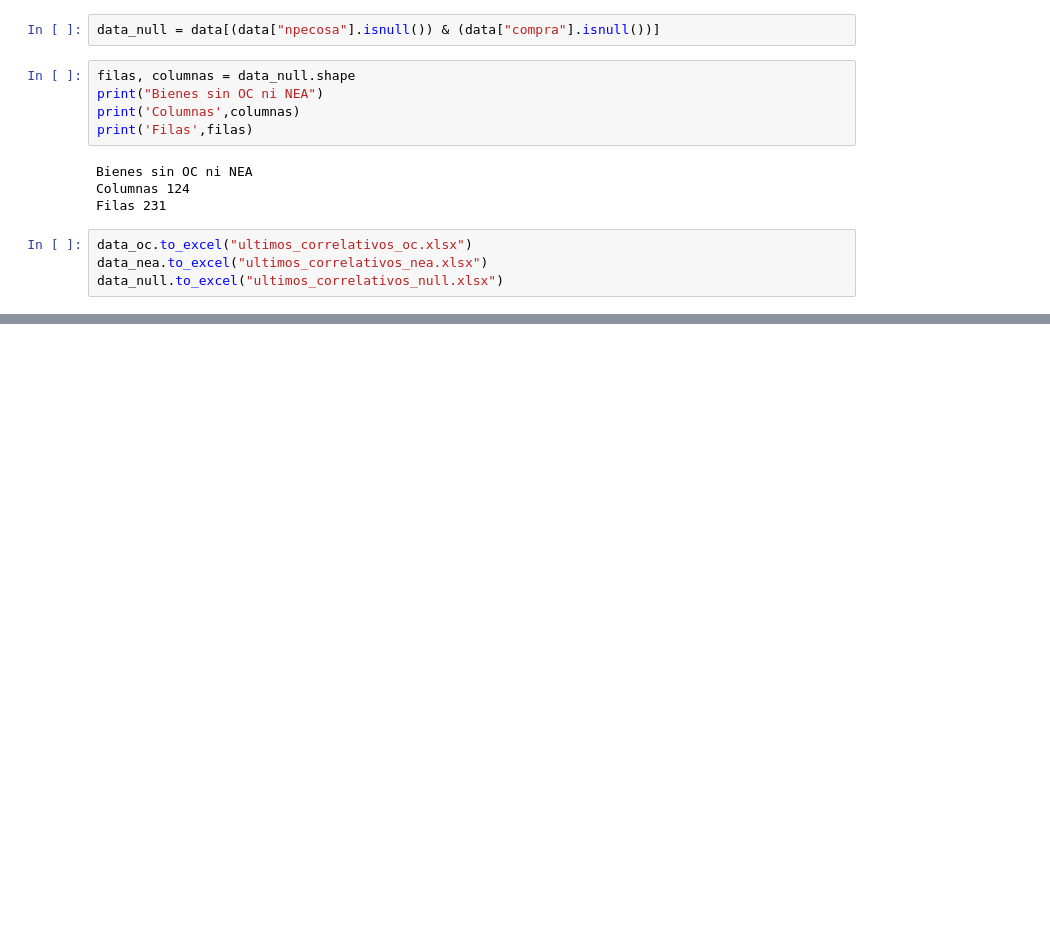
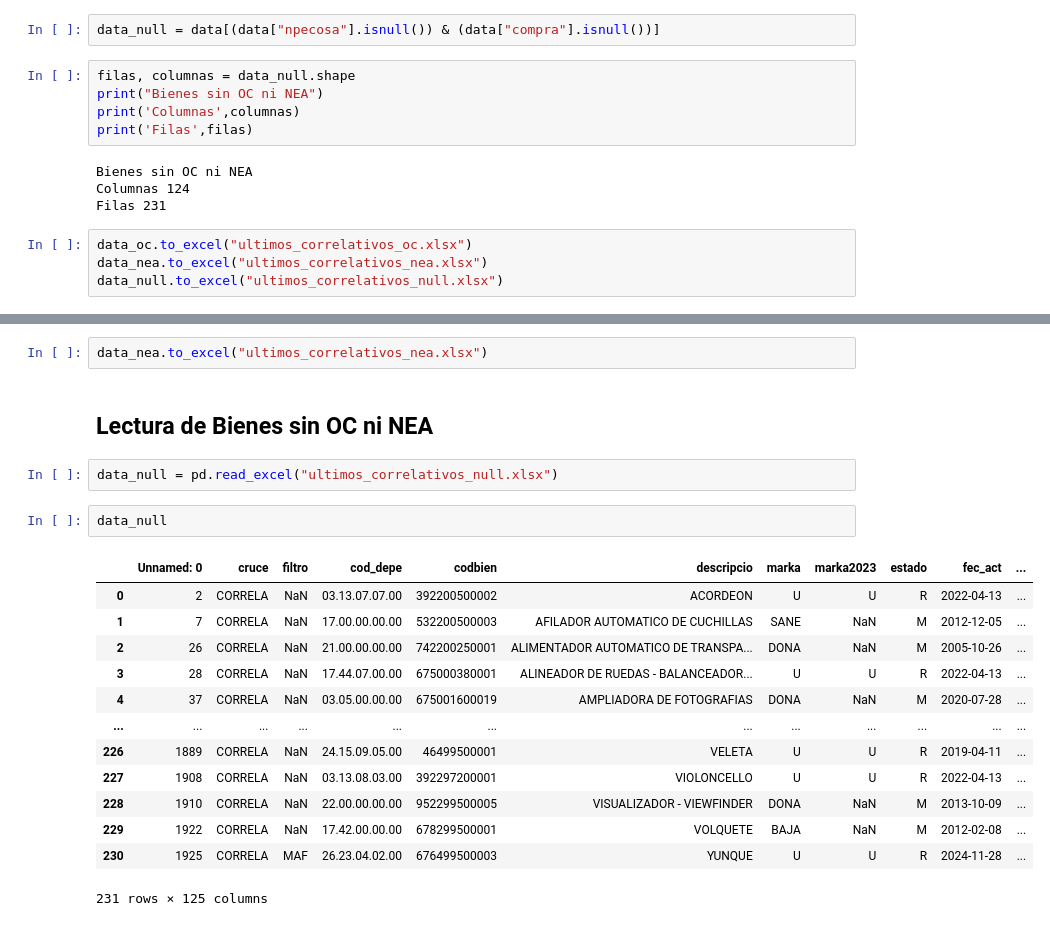
Before and after one commit to rodrigo1857/PATRIMONIO, a Jupyter notebook: migrate_bienes.ipynb, the cells around one changed output, grey strips where cells are left out. Drawn from its saved outputs; the diff is of its cells as text; blank space fills up the shorter version.

```diff
--- a/migrate_bienes.ipynb
+++ b/migrate_bienes.ipynb
@@ -117,0 +247,22 @@ result
+# %%
+data_nea.to_excel("ultimos_correlativos_nea.xlsx")
+# %% [markdown]
+## Lectura de Bienes sin OC ni NEA
+# %%
+data_null = pd.read_excel("ultimos_correlativos_null.xlsx")
+# %%
+data_null
+# %% [output]
+|  | Unnamed: 0 | cruce | filtro | cod_depe | codbien | descripcio | marka | marka2023 | estado | fec_act | ... |
+| 0 | 2 | CORRELA | NaN | 03.13.07.07.00 | 392200500002 | ACORDEON | U | U | R | 2022-04-13 | ... |
+| 1 | 7 | CORRELA | NaN | 17.00.00.00.00 | 532200500003 | AFILADOR AUTOMATICO DE CUCHILLAS | SANE | NaN | M | 2012-12-05 | ... |
+| 2 | 26 | CORRELA | NaN | 21.00.00.00.00 | 742200250001 | ALIMENTADOR AUTOMATICO DE TRANSPA... | DONA | NaN | M | 2005-10-26 | ... |
+| 3 | 28 | CORRELA | NaN | 17.44.07.00.00 | 675000380001 | ALINEADOR DE RUEDAS - BALANCEADOR... | U | U | R | 2022-04-13 | ... |
+| 4 | 37 | CORRELA | NaN | 03.05.00.00.00 | 675001600019 | AMPLIADORA DE FOTOGRAFIAS | DONA | NaN | M | 2020-07-28 | ... |
+| ... | ... | ... | ... | ... | ... | ... | ... | ... | ... | ... | ... |
+| 226 | 1889 | CORRELA | NaN | 24.15.09.05.00 | 46499500001 | VELETA | U | U | R | 2019-04-11 | ... |
+| 227 | 1908 | CORRELA | NaN | 03.13.08.03.00 | 392297200001 | VIOLONCELLO | U | U | R | 2022-04-13 | ... |
+| 228 | 1910 | CORRELA | NaN | 22.00.00.00.00 | 952299500005 | VISUALIZADOR - VIEWFINDER | DONA | NaN | M | 2013-10-09 | ... |
+| 229 | 1922 | CORRELA | NaN | 17.42.00.00.00 | 678299500001 | VOLQUETE | BAJA | NaN | M | 2012-02-08 | ... |
+| 230 | 1925 | CORRELA | MAF | 26.23.04.02.00 | 676499500003 | YUNQUE | U | U | R | 2024-11-28 | ... |
+231 rows × 125 columns
```
Also changed, not shown: parts of 33 cells of this notebook.
